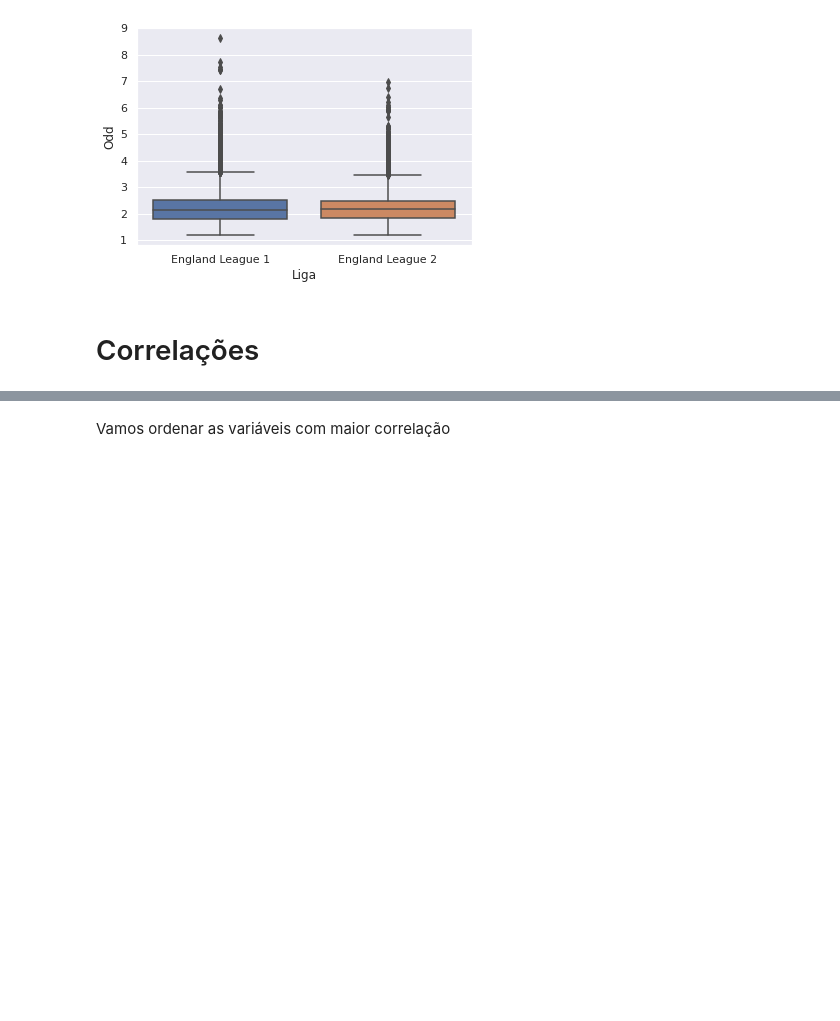
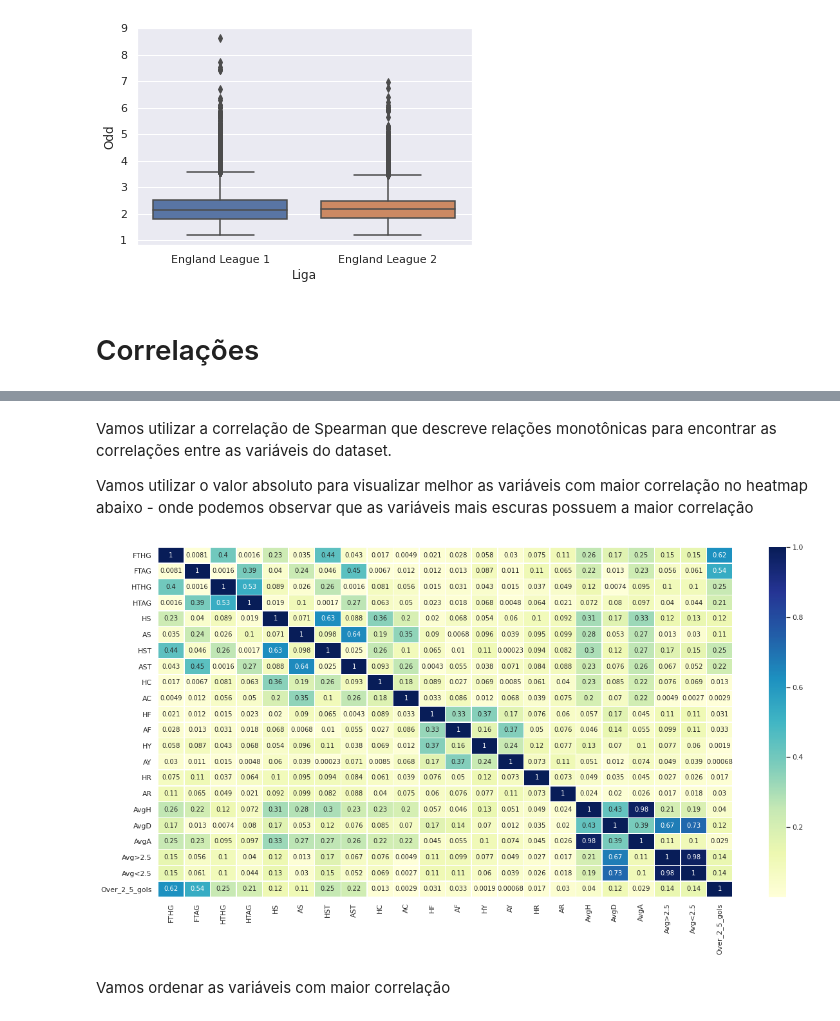
Before and after one commit to prximenes/world-soccer-data-results-odds, a Jupyter notebook: data_processing.ipynb, the cells around one changed output, grey strips where cells are left out. Cells and saved outputs as stored; diff of their text form; code cells hidden in the pictures; blank space fills up the shorter version.

```diff
--- a/data_processing.ipynb
+++ b/data_processing.ipynb
@@ -1518,3 +1494,14 @@ soccer_data2.corr('spearman')
+# %% [markdown]
+Vamos utilizar a correlação de Spearman que descreve relações monotônicas para encontrar as correlações entre as variáveis do dataset.
+
+Vamos utilizar o valor absoluto para visualizar melhor as variáveis com maior correlação no heatmap abaixo - onde podemos observar que as variáveis mais escuras possuem a maior correlação
+# %%
+corrMatrix = abs(soccer_data2.corr('spearman'))
+fig, ax = plt.subplots(figsize=(20,10))         # Sample figsize in inches
+sns.heatmap(corrMatrix, annot=True, linewidths=.5, cmap='YlGnBu', ax=ax)
+plt.show()
+# %% [output]
+[figure, added]
 # %% [markdown]
 Vamos ordenar as variáveis com maior correlação
 # %%
```
Also changed, not shown: parts of 20 cells of this notebook.
